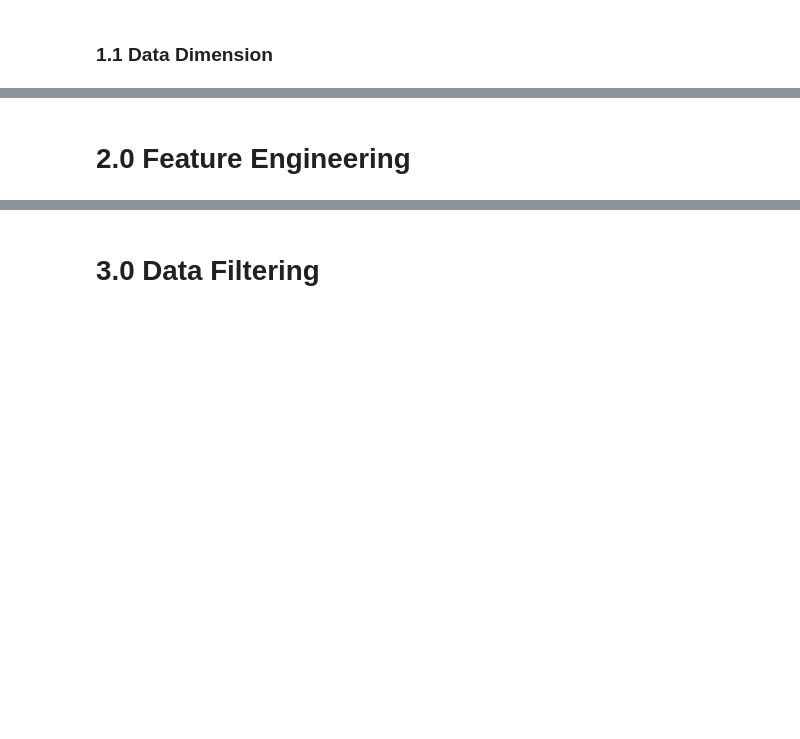
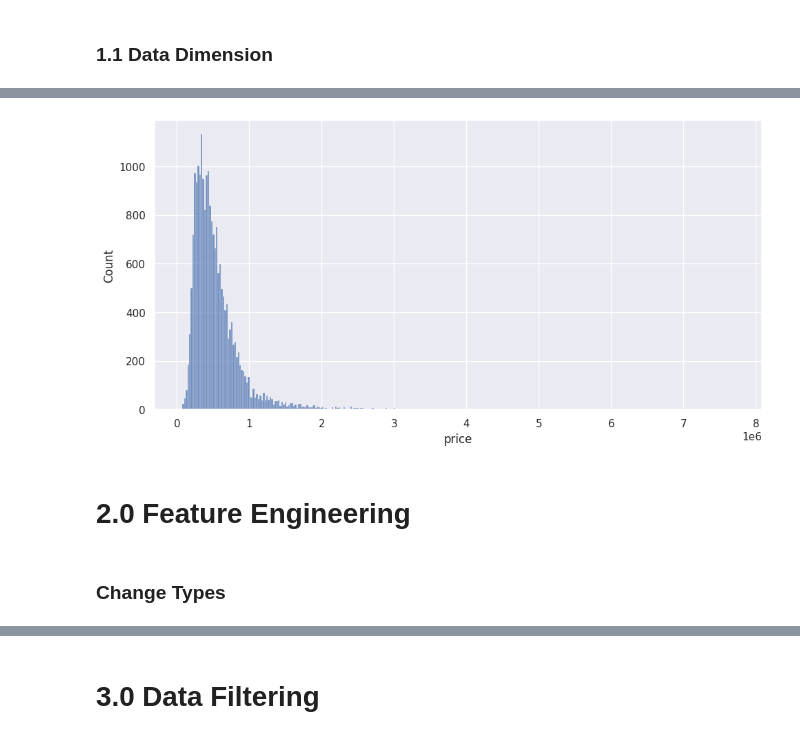
Before and after one commit to natan-matos/house-rocket, a Jupyter notebook: notebooks/00-project.ipynb, the cells around one changed output, grey strips where cells are left out. Drawn from its saved outputs; the diff is of its cells as text; code cells hidden in the pictures; blank space fills up the shorter version.

Commit message:
data featuring finished

```diff
--- a/notebooks/00-project.ipynb
+++ b/notebooks/00-project.ipynb
@@ -4,0 +11,2 @@
+# %%
+df = pd.read_csv('../data/raw/kc_house_data.csv')
@@ -19,2 +120,7 @@
+# %%
+plt.subplot(2,2,1)
+sns.histplot(df['price']);
+# %% [output]
+[figure, added]
 # %% [markdown]
 # 2.0 Feature Engineering
@@ -20,0 +129,2 @@
+# %% [markdown]
+### Change Types
```
Also changed, not shown: parts of 28 cells of this notebook.
